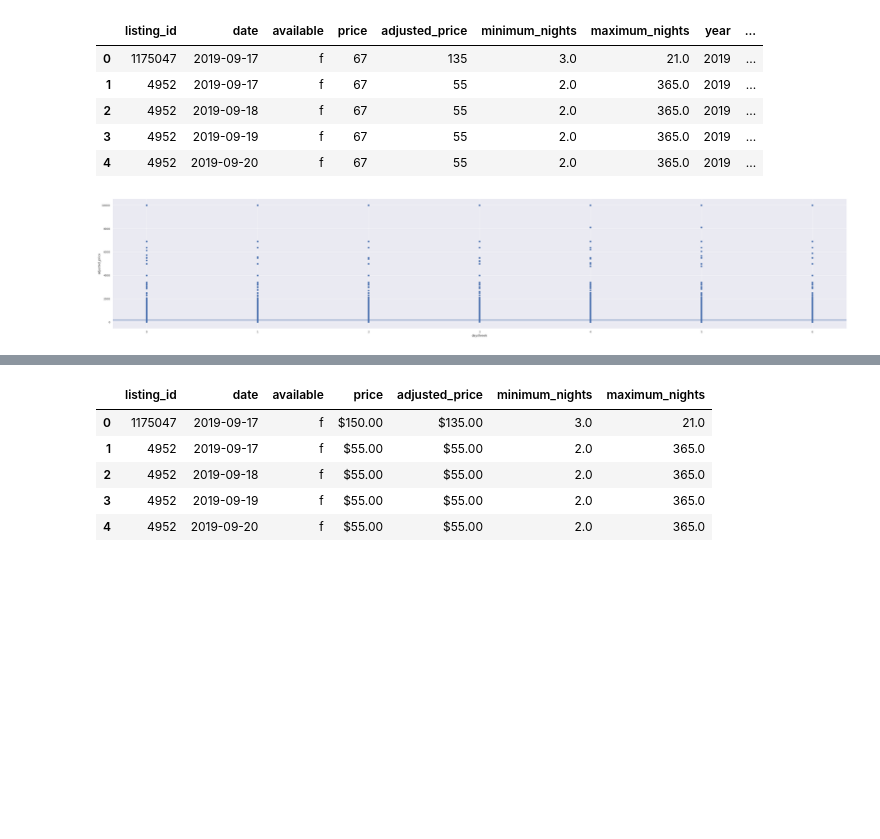
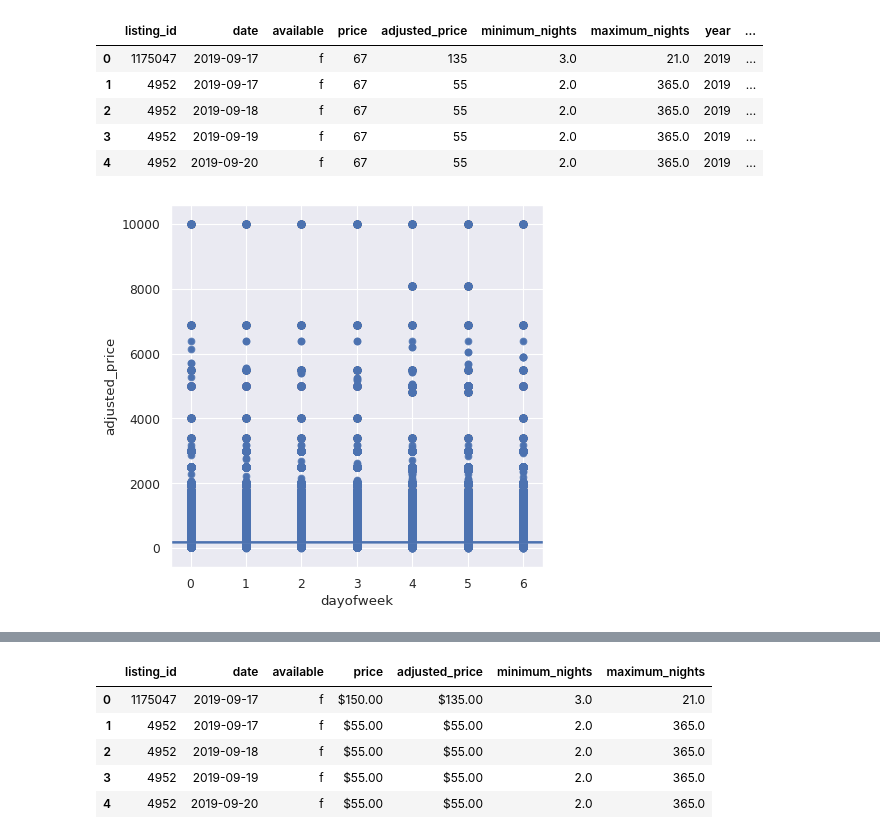
Before and after one commit to nikibhatt/DS-Unit-2-Applied-Modeling, a Jupyter notebook: NB_project2_Final.ipynb, the cells around one changed output, grey strips where cells are left out. Drawn from its saved outputs; the diff is of its cells as text; code cells hidden in the pictures; blank space fills up the shorter version.

```diff
--- a/NB_project2_Final.ipynb
+++ b/NB_project2_Final.ipynb
@@ -116,0 +114,3 @@ sns.set(rc={'figure.figsize':(55,10)})
+# %%
+ax = sns.barplot(x="count", y="minimum_nights", data=term_df)
+sns.set(rc={'figure.figsize':(15,10)})
@@ -116,0 +119,3 @@ sns.set(rc={'figure.figsize':(55,10)})
+# %%
+ax = sns.barplot(x="neighbourhood", y="minimum_nights", hue='room_type', data=listings)
+sns.set(rc={'figure.figsize':(25,10)})
@@ -241,7 +248,8 @@ calendar.head()
 | 3 | 4952 | 2019-09-19 | f | 67 | 55 | 2.0 | 365.0 | 2019 | ... |
 | 4 | 4952 | 2019-09-20 | f | 67 | 55 | 2.0 | 365.0 | 2019 | ... |
 # %%
+plt.figure(figsize=(6, 6), dpi=80)
 ax = sns.scatterplot(x='dayofweek', y="adjusted_price", data=calendar)
 sns.regplot(x="dayofweek", y="adjusted_price", data=calendar);
 # %% [output]
-[figure, old version]
+[figure, new version]
```
Also changed, not shown: parts of 8 cells of this notebook.
